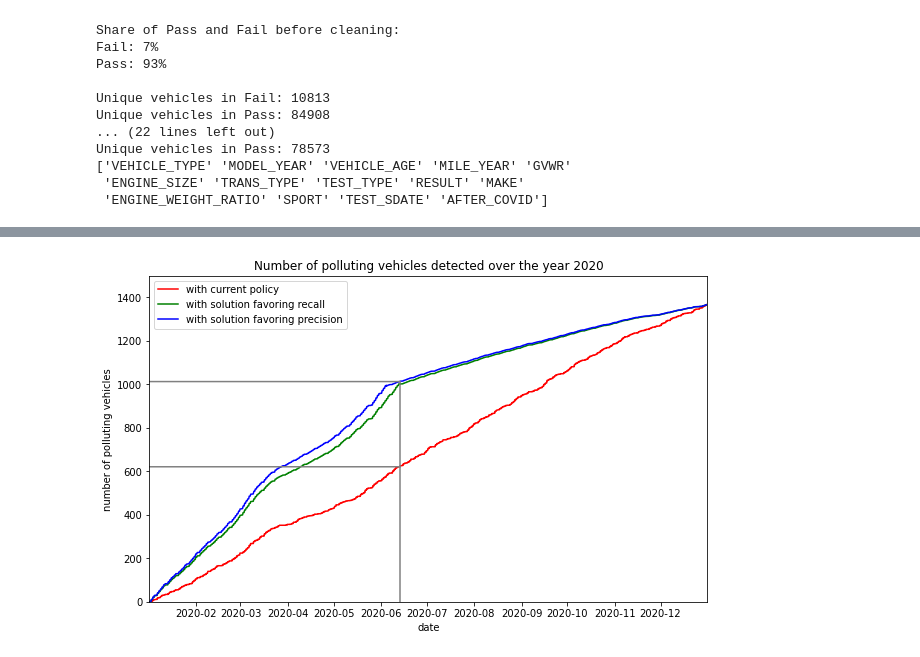
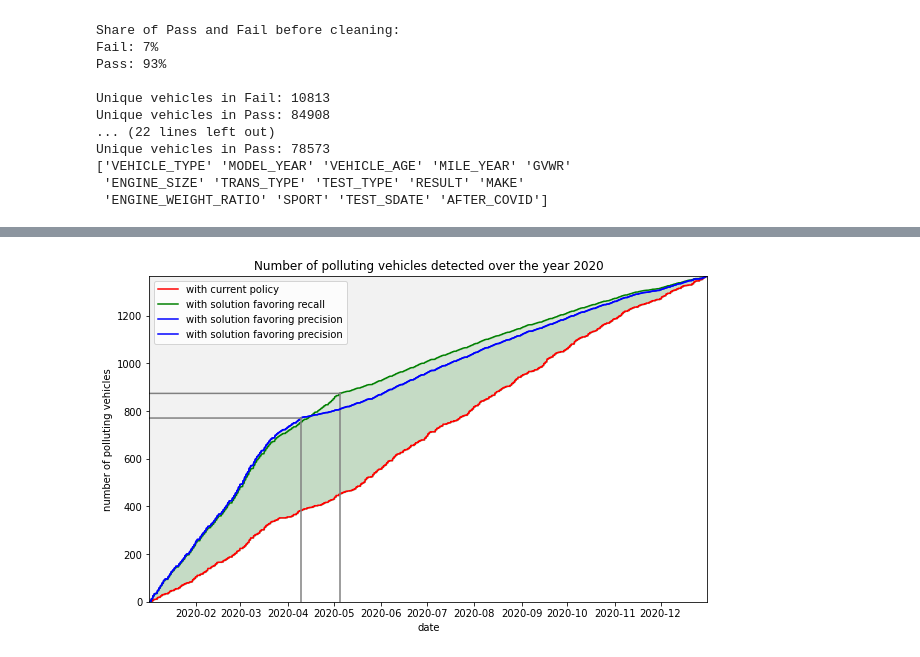
Before and after one commit to hanbo-e/wimlds_emissions, a Jupyter notebook: notebooks/project_guide_guli.ipynb, the cells around one changed output, grey strips where cells are left out. Cells and saved outputs as stored; diff of their text form; code cells hidden in the pictures.

Commit message:
analyzed how 2019 could have been different with our solution

```diff
--- a/notebooks/project_guide_guli.ipynb
+++ b/notebooks/project_guide_guli.ipynb
@@ -231,0 +243,4 @@ total_test
+# %%
+precision2 = 0.135
+predicted_fails2 = 4937 + 772
+true_fails2 = 772
@@ -232,9 +249,9 @@ total_test
 # %%
-# create cum_tests and cum_fails columns
-df = X_test[['TEST_SDATE', 'count_fail', 'count_test']].copy()
-df.set_index('TEST_SDATE', inplace=True)
-df['n_test'] = df.count_test.cumsum()
-df['n_fail'] = df.count_fail.cumsum()
-df.drop(columns=['count_test', 'count_fail'], inplace=True)
-df.head()
+# add cum_tests and cum_fails columns
+tmp = X_test[['TEST_SDATE', 'count_fail', 'count_test']].copy()
+tmp.set_index(pd.DatetimeIndex(tmp.TEST_SDATE), inplace=True)
+tmp['n_tests'] = tmp.count_test.cumsum()
+tmp['n_fails'] = tmp.count_fail.cumsum()
+tmp.drop(columns=['count_fail', 'count_test', 'TEST_SDATE'], inplace=True)
+tmp.head()
 # %% [output]
@@ -286,22 +316,66 @@ df.head()
 # %%
-import numpy as np
-import matplotlib.pyplot as plt
-plt.figure(figsize=(10, 6))
-plt.plot(df.index, df.n_fail, label='with current policy', c='red')
-plt.plot(df.index, df.n_fail_recall, label='with solution favoring recall', c='green')
-plt.plot(df.index, df.n_fail_precision, label='with solution favoring precision', c='blue')
-t0 = df[df.n_test==n_fail_pred1].index[0]
-n_fails_precision_t0 = df[df.index==t0].n_fail_precision[0]
-n_fails_t0 = df[df.index==t0].n_fail[0]
-plt.plot([t0 for i in range(100)], np.linspace(0, n_fails_precision_t0, 100), c='grey')
-plt.plot(df[df.index < t0].index, [n_fails_precision_t0 for i in range(df[df.index < t0].shape[0])], c='grey')
-plt.plot(df[df.index < t0].index, [n_fails_t0 for i in range(df[df.index < t0].shape[0])], c='grey')
-plt.ylim(0, 1500)
-plt.xlim(df.index.min(), df.index.max())
-plt.ylabel('number of polluting vehicles')
-plt.xlabel('date')
-plt.legend()
-plt.title('Number of polluting vehicles detected over the year 2020');
+def plot_comparison(year, df, total_fails, predicted_fails1, predicted_fails2, plot_only='both'):
+
+    plt.figure(figsize=(10, 6))
+    plt.plot(df.index,
+             df.n_fails,
+             label='with current policy', c='red')
+
+    if plot_only == 'both' or plot_only == 'recall':
+
+        plt.plot(df.index,
+                 df.fails_captured_recall,
+                 label='with solution favoring recall', c='green')
+        # mark the time when all the predicted fail tests from recall favored model are completed
+        t1 = df[df.n_tests==predicted_fails1].index[0]
+        true_fails1 = df[df.n_tests==predicted_fails1].fails_captured_recall[0]
+        plt.plot([t1 for i in range(100)],
+                 np.linspace(0, true_fails1, 100), c='grey')
+        plt.plot(df[df.index < t1].index,
+                 [true_fails1 for i in range(df[df.index < t1].shape[0])],
+                 c='grey')
+        plt.plot(df.index,
+                 df.fails_captured_precision,
+                 label='with solution favoring precision', c='blue')
+        # fill the area corresponding to reduced pollution
+        plt.fill_between(df.index,
+                         df.n_fails,
+                         df.fails_captured_recall,
+                         color='green', alpha=0.1
+                        )
+
+    if plot_only == 'both' or plot_only == 'precision':
+        plt.plot(df.index,
+                 df.fails_captured_precision,
+                 label='with solution favoring precision', c='blue')
+        # mark the time when all the predicted fail tests from precision favored model are completed
+        t2 = df[df.n_tests==predicted_fails2].index[0]
+        true_fails2 = df[df.n_tests==predicted_fails2].fails_captured_precision[0]
+        plt.plot([t2 for i in range(100)],
+                 np.linspace(0, true_fails2, 100), c='grey')
+        plt.plot(df[df.index < t2].index,
+                 [true_fails2 for i in range(df[df.index < t2].shape[0])],
+                 c='grey')
+        # fill in the area corresponding to reduced pollution
+        plt.fill_between(df.index,
+                         df.n_fails,
+                         df.fails_captured_precision,
+                         color='green', alpha=0.1
+                        )
+    # fill in the area corresponding to total pollution
+    plt.fill_between(df.index,
+                     df.n_fails,
+                     [total_fails for i in range(df.shape[0])],
+                     color='grey', alpha=0.1
+                    )
+    plt.ylim(0, total_fails)
+    plt.xlim(df.index.min(), df.index.max())
+    plt.ylabel('number of polluting vehicles')
+    plt.xlabel('date')
+    plt.legend()
+    plt.title(f'Number of polluting vehicles detected over the year {year}')
+
+plot_comparison(2020, tmp, total_fails_2020, predicted_fails1, predicted_fails2)
 # %% [output]
-[figure, old version]
+[figure, new version]
 # %% [markdown]
```
Also changed, not shown: parts of 50 cells of this notebook.
